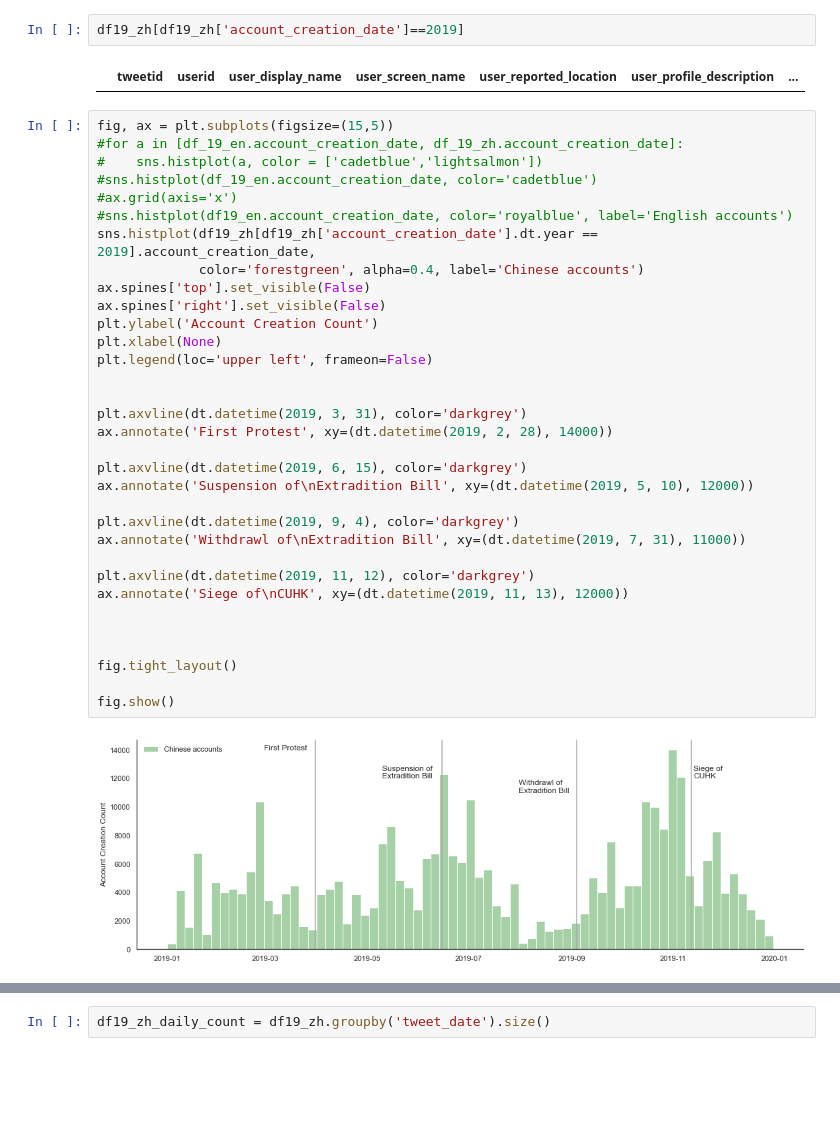
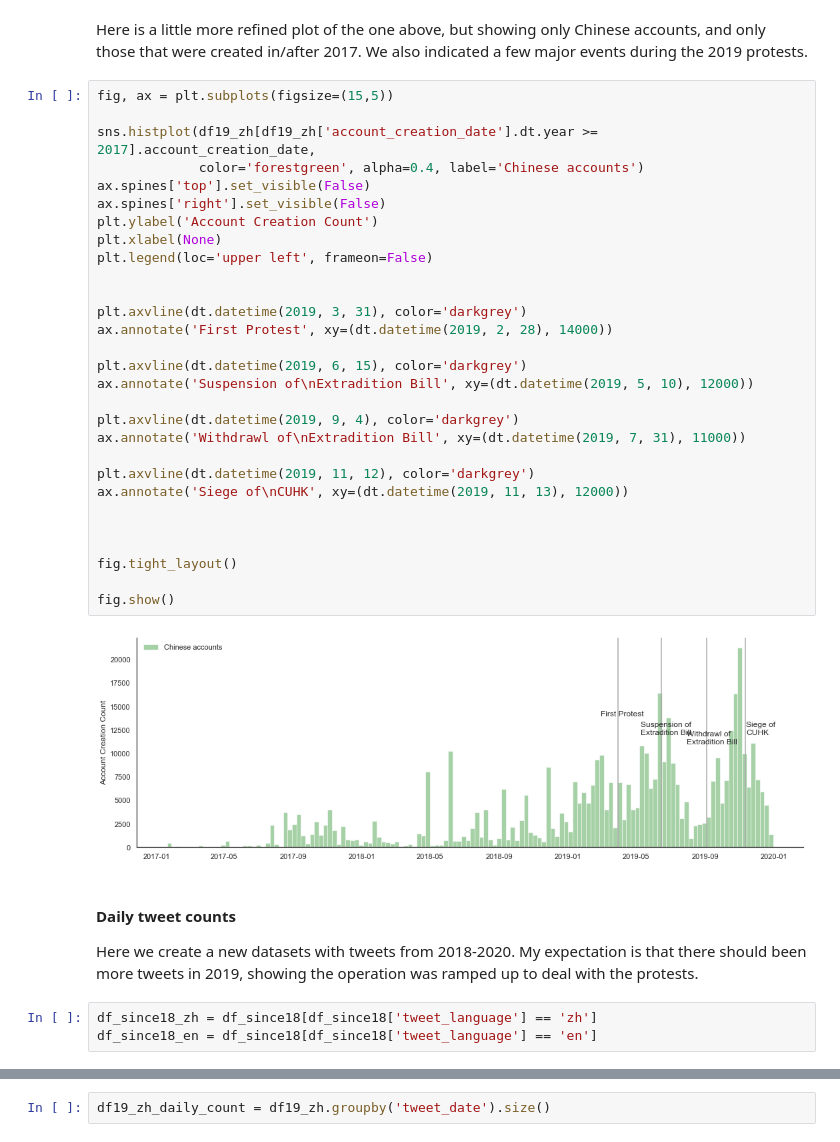
Before and after one commit to ivanchiohk/NLP-and-Data-Visualization-in-Cantonese-Chinese, a Jupyter notebook: Part 2.ipynb, the cells around one changed output, grey strips where cells are left out. Drawn from its saved outputs; the diff is of its cells as text; blank space fills up the shorter version.

```diff
--- a/Part 2.ipynb
+++ b/Part 2.ipynb
@@ -142,42 +187,43 @@ fig.tight_layout()
 fig.show()
 # %% [output]
 [figure]
-# %%
-df19_zh[df19_zh['account_creation_date']==2019]
-# %% [output]
-|  | tweetid | userid | user_display_name | user_screen_name | user_reported_location | user_profile_description | ... |
+# %% [markdown]
+Here is a little more refined plot of the one above, but showing only Chinese accounts, and only those that were created in/after 2017. We also indicated a few major events during the 2019 protests.
 # %%
 fig, ax = plt.subplots(figsize=(15,5))
-#for a in [df_19_en.account_creation_date, df_19_zh.account_creation_date]:
-#    sns.histplot(a, color = ['cadetblue','lightsalmon'])
-#sns.histplot(df_19_en.account_creation_date, color='cadetblue')
-#ax.grid(axis='x')
-#sns.histplot(df19_en.account_creation_date, color='royalblue', label='English accounts')
-sns.histplot(df19_zh[df19_zh['account_creation_date'].dt.year == 2019].account_creation_date,
+
+sns.histplot(df19_zh[df19_zh['account_creation_date'].dt.year >= 2017].account_creation_date,
              color='forestgreen', alpha=0.4, label='Chinese accounts')
 ax.spines['top'].set_visible(False)
 ax.spines['right'].set_visible(False)
 plt.ylabel('Account Creation Count')
 plt.xlabel(None)
 plt.legend(loc='upper left', frameon=False)
 
 
 plt.axvline(dt.datetime(2019, 3, 31), color='darkgrey')
 ax.annotate('First Protest', xy=(dt.datetime(2019, 2, 28), 14000))
 
 plt.axvline(dt.datetime(2019, 6, 15), color='darkgrey')
 ax.annotate('Suspension of\nExtradition Bill', xy=(dt.datetime(2019, 5, 10), 12000))
 
 plt.axvline(dt.datetime(2019, 9, 4), color='darkgrey')
 ax.annotate('Withdrawl of\nExtradition Bill', xy=(dt.datetime(2019, 7, 31), 11000))
 
 plt.axvline(dt.datetime(2019, 11, 12), color='darkgrey')
 ax.annotate('Siege of\nCUHK', xy=(dt.datetime(2019, 11, 13), 12000))
 
 
 
 fig.tight_layout()
 
 fig.show()
 # %% [output]
-[figure, old version]
+[figure, new version]
+# %% [markdown]
+#### Daily tweet counts
+
+Here we create a new datasets with tweets from 2018-2020. My expectation is that there should been more tweets in 2019, showing the operation was ramped up to deal with the protests.
+# %%
+df_since18_zh = df_since18[df_since18['tweet_language'] == 'zh']
+df_since18_en = df_since18[df_since18['tweet_language'] == 'en']
```
Also changed, not shown: parts of 52 cells of this notebook, 3 other files.
